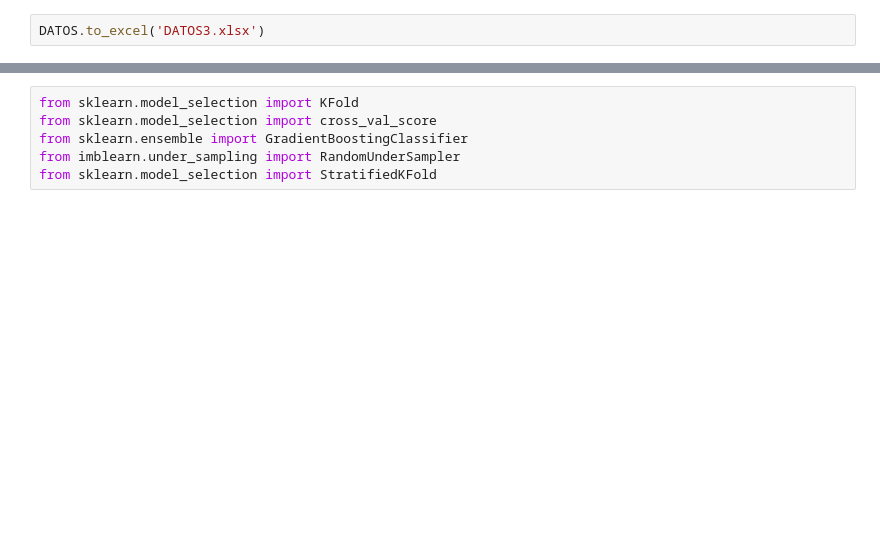
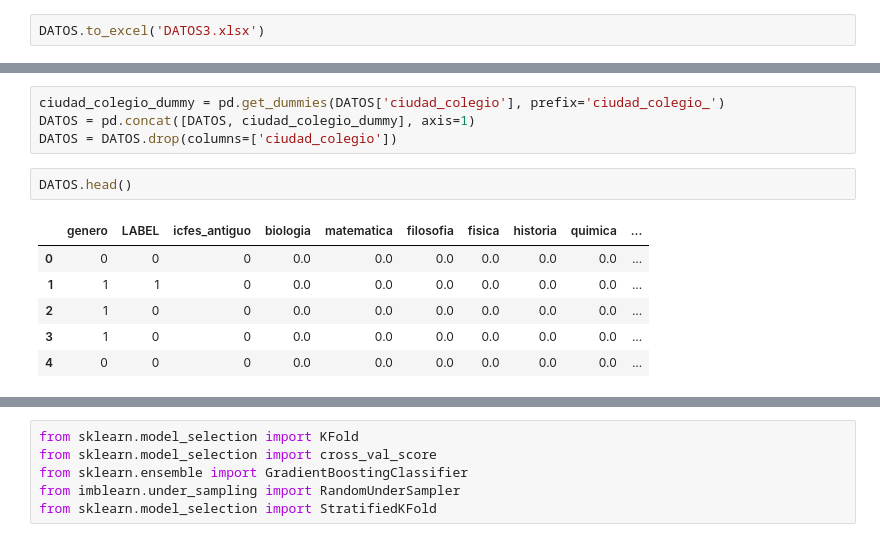
Before and after one commit to jaimereinoso2/UAOPiloto, a Jupyter notebook: detecta_desertores.ipynb, the cells around one changed output, grey strips where cells are left out. Drawn from its saved outputs; the diff is of its cells as text; blank space fills up the shorter version.

```diff
--- a/detecta_desertores.ipynb
+++ b/detecta_desertores.ipynb
@@ -770,0 +859,13 @@ Index(['Unnamed: 0.1', 'Unnamed: 0', 'id_estudiante', 'periodo',
+# %%
+ciudad_colegio_dummy = pd.get_dummies(DATOS['ciudad_colegio'], prefix='ciudad_colegio_')
+DATOS = pd.concat([DATOS, ciudad_colegio_dummy], axis=1)
+DATOS = DATOS.drop(columns=['ciudad_colegio'])
+# %%
+DATOS.head()
+# %% [output]
+|  | genero | LABEL | icfes_antiguo | biologia | matematica | filosofia | fisica | historia | quimica | ... |
+| 0 | 0 | 0 | 0 | 0.0 | 0.0 | 0.0 | 0.0 | 0.0 | 0.0 | ... |
+| 1 | 1 | 1 | 0 | 0.0 | 0.0 | 0.0 | 0.0 | 0.0 | 0.0 | ... |
+| 2 | 1 | 0 | 0 | 0.0 | 0.0 | 0.0 | 0.0 | 0.0 | 0.0 | ... |
+| 3 | 1 | 0 | 0 | 0.0 | 0.0 | 0.0 | 0.0 | 0.0 | 0.0 | ... |
+| 4 | 0 | 0 | 0 | 0.0 | 0.0 | 0.0 | 0.0 | 0.0 | 0.0 | ... |
```
Also changed, not shown: parts of 50 cells of this notebook, 7 other files.
